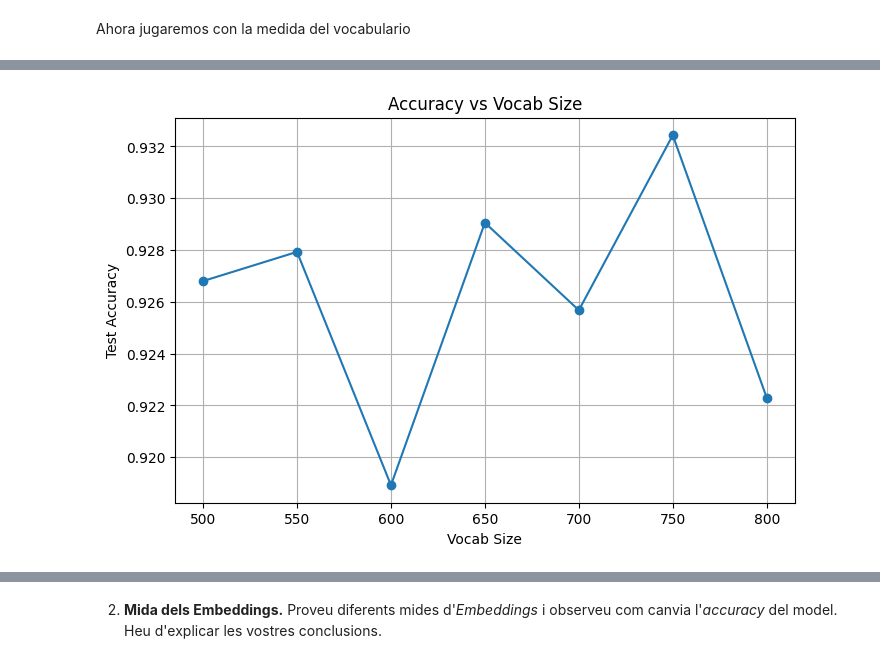
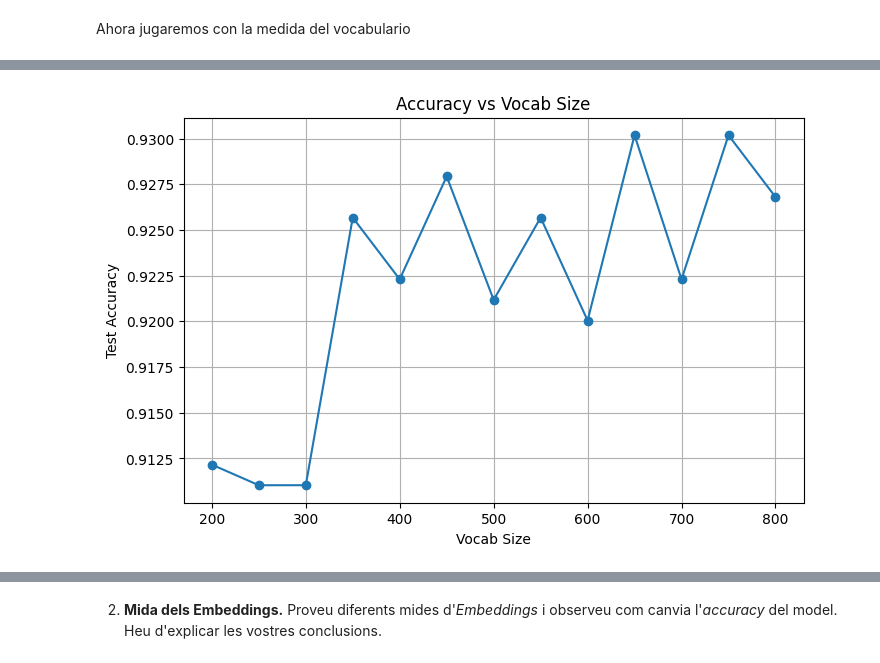
Before and after one commit to GERARD818/TVD_P2, a Jupyter notebook: P2_1_alumnes.ipynb, the cells around one changed output, grey strips where cells are left out. Cells and saved outputs as stored; diff of their text form; code cells hidden in the pictures.

```diff
--- a/P2_1_alumnes.ipynb
+++ b/P2_1_alumnes.ipynb
@@ -619,10 +637,10 @@ best_vocab_size = None
 
 from keras.models import clone_model
 
-vocab_sizes = list(range(500, 801, 50))
-for vocab_size in vocab_sizes:
+vocab_sizes = list(range(200, 801, 50))
+for vocab_size in tqdm(vocab_sizes, desc="Probando vocabularios"):
     # Tokenizer y secuencias para cada vocab_size
-    train_pad_sequences_lemmatized, train_encoded_labels_lemmatized, val_pad_sequences_lemmatized, val_encoded_labels_lemmatized, test_pad_sequences_lemmatized, test_encoded_labels_lemmatized = preprocess(500, train_sentences=train_sentences, val_data=val_data, test_data= test_data)
+    train_pad_sequences_lemmatized, train_encoded_labels_lemmatized, val_pad_sequences_lemmatized, val_encoded_labels_lemmatized, test_pad_sequences_lemmatized, test_encoded_labels_lemmatized = preprocess(vocab_size, train_sentences=train_sentences, val_data=val_data, test_data= test_data)
     # Definim el model
     model = Sequential([
         Embedding(input_dim=vocab_size, output_dim=embedding_dim),
@@ -632,7 +650,6 @@ for vocab_size in vocab_sizes:
     ])
 
     model.compile(optimizer='adam', loss='categorical_crossentropy', metrics=['accuracy'])
-
     early_stop = EarlyStopping(monitor='val_loss', patience=5, restore_best_weights=True)
 
     history = model.fit(
@@ -643,8 +660,7 @@ for vocab_size in vocab_sizes:
         callbacks=[early_stop],
         verbose=0
     )
-
-    test_probs = model.predict(test_pad_sequences_lemmatized)
+    test_probs = model.predict(test_pad_sequences_lemmatized, verbose=0)
     test_pred_labels = np.argmax(test_probs, axis=1)
     test_true_labels = np.argmax(test_encoded_labels_lemmatized, axis=1)
     test_accuracy = accuracy_score(test_true_labels, test_pred_labels)
@@ -661,7 +677,7 @@ best_model.save(f'./models/best_model_vocab_{best_vocab_size}.keras')
 
 # Plot accuracy vs vocab_size
 plt.figure(figsize=(8,5))
-plt.plot(list(range(500,801,50)), accuracies, marker='o')
+plt.plot(vocab_sizes, accuracies, marker='o')
 plt.xlabel('Vocab Size')
 plt.ylabel('Test Accuracy')
 plt.title('Accuracy vs Vocab Size')
@@ -678,3 +687,3 @@ plt.show()
-[figure, old version]
+[figure, new version]
 # %%
 modelo_vocab_optimo = tf.keras.models.load_model(f'./models/best_model_vocab_{best_vocab_size}.keras')
```
Also changed, not shown: parts of 26 cells of this notebook, 8 other files.
